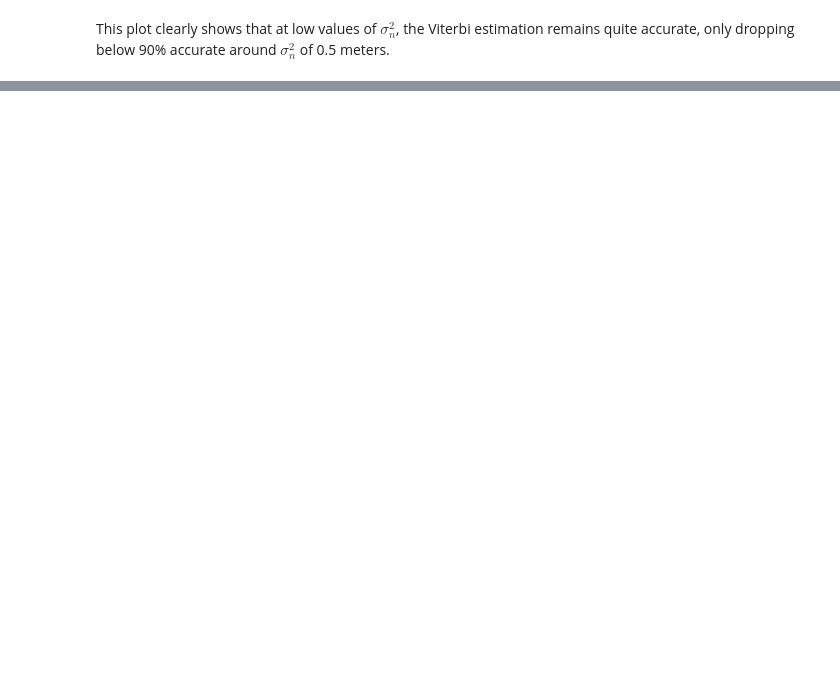
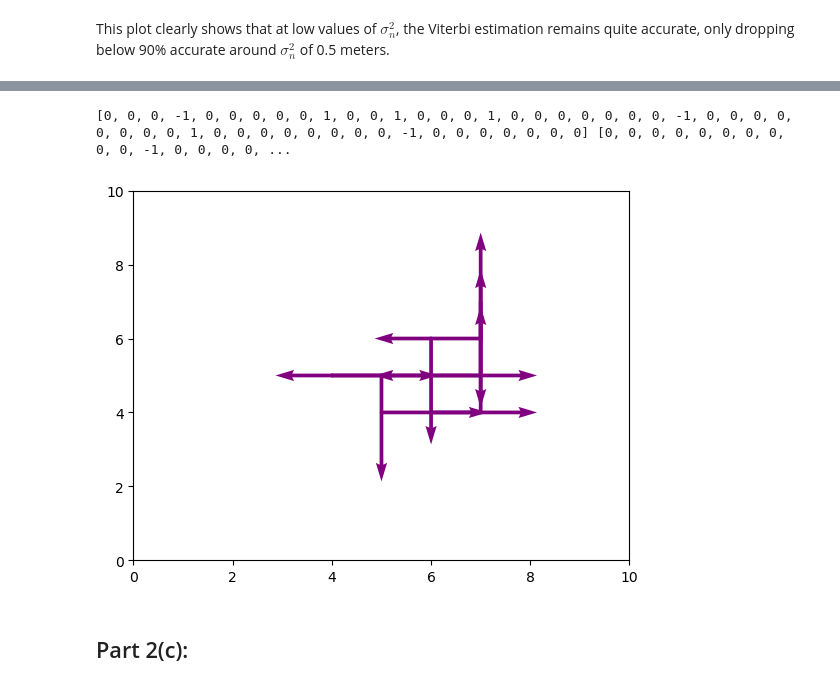
Before and after one commit to rafael-burger/E207-HW6, a Jupyter notebook: HW6.ipynb, the cells around one changed output, grey strips where cells are left out. Cells and saved outputs as stored; diff of their text form; code cells hidden in the pictures; blank space fills up the shorter version.

```diff
--- a/HW6.ipynb
+++ b/HW6.ipynb
@@ -270,0 +461,20 @@ This plot clearly shows that at low values of $\sigma_n^2$, the Viterbi estimati
+# %%
+positions = {}
+states = np.array(np.arange(121))
+
+
+for iteration in np.arange(5):
+    START_X, START_Y = 5, 5
+    PI_INIT = np.zeros((11, 11))
+    PI_INIT[START_X, START_Y] = 1
+    PI_INIT = PI_INIT.flatten()
+    t_next = PI_INIT@A
+
+    positions[iteration+1] = []
+
+    for step in np.arange(50):
+        choice = np.random.choice(states, p=t_next)
+        pi_next = np.zeros(121)
+        pi_next[choice] = 1
+        t_next = pi_next@A
+        positions[iteration+1].append(choice)
@@ -270,0 +501,33 @@ This plot clearly shows that at low values of $\sigma_n^2$, the Viterbi estimati
+# %%
+colors = ["black", "blue", "orange", "green", "purple"]
+fig, ax = plt.subplots()
+
+# for iter in positions:
+x_list, y_list = [], []
+x_dir, y_dir = [], []
+
+for state_index in positions[1]:
+    x_next, y_next = state_to_pos[state_index]
+    if len(x_list) > 0:
+        x_dir_next = x_next - x_list[-1]
+        x_dir.append(x_dir_next)
+
+        y_dir_next = y_next - y_list[-1]
+        y_dir.append(y_dir_next)
+
+    x_list.append(x_next)
+    y_list.append(y_next)
+
+x_dir.append(0)
+y_dir.append(0)
+
+
+ax.quiver(x_list, y_list, x_dir, y_dir, color = colors[iter-1])
+
+ax.axis([0, 10, 0, 10])
+print(x_dir, y_dir)
+# %% [output]
+[0, 0, 0, -1, 0, 0, 0, 0, 0, 1, 0, 0, 1, 0, 0, 0, 1, 0, 0, 0, 0, 0, 0, 0, -1, 0, 0, 0, 0, 0, 0, 0, 0, 1, 0, 0, 0, 0, 0, 0, 0, 0, -1, 0, 0, 0, 0, 0, 0, 0] [0, 0, 0, 0, 0, 0, 0, 0, 0, 0, -1, 0, 0, 0, 0, ...
+[figure, added]
+# %% [markdown]
+## Part 2(c):
```
Also changed, not shown: parts of 24 cells of this notebook.
